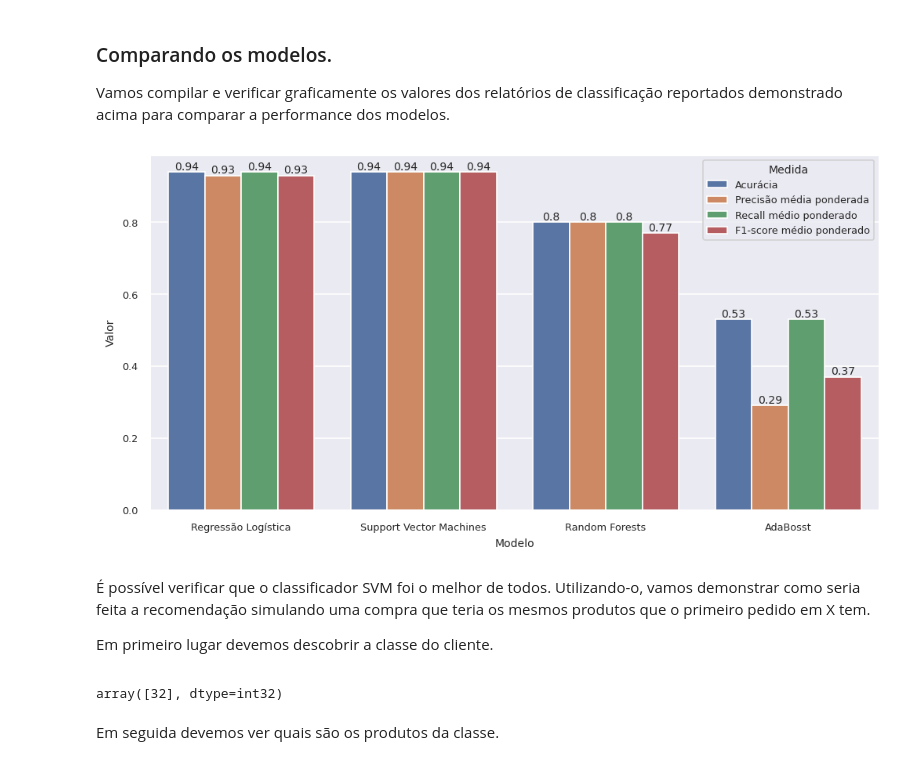
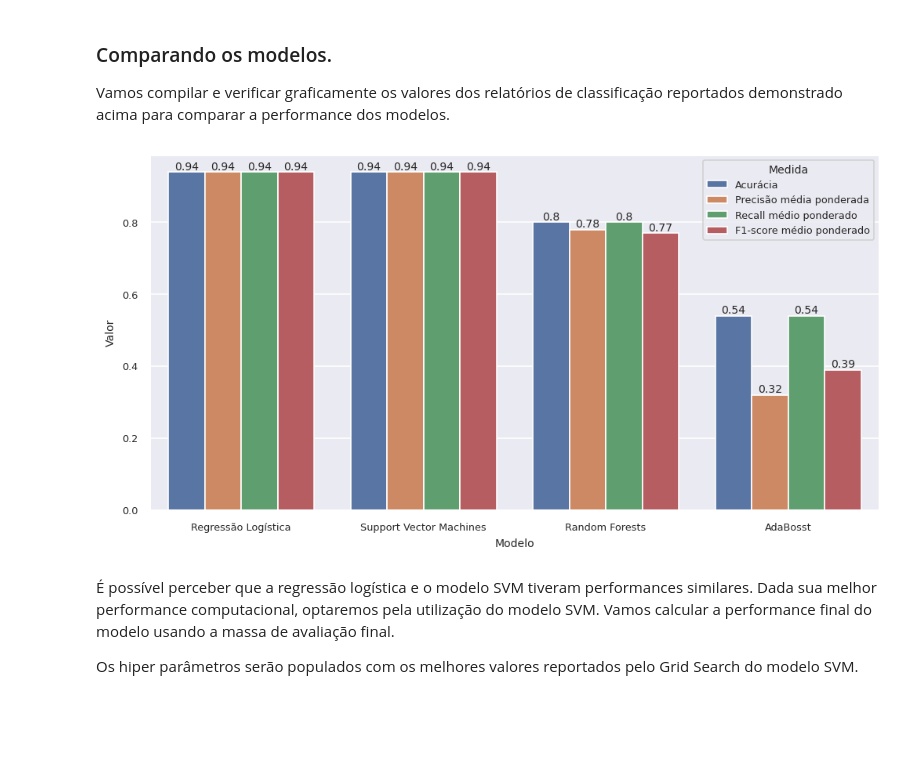
Before and after one commit to lgalicki/tcc-pos-ciecia-de-dados-pucmg, a Jupyter notebook: 5 - Sistema de recomendação.ipynb, the cells around one changed output. Saved outputs shown, nothing was run; the diff lists cells and outputs as text; code cells hidden in the pictures; blank space fills up the shorter version.

```diff
--- a/5 - Sistema de recomendação.ipynb
+++ b/5 - Sistema de recomendação.ipynb
@@ -313,7 +321,7 @@ Dadas todas essas aleatoriedades na seleção de linhas e colunas a serem usadas
 # %%
 modelo_rf = RandomForestClassifier()
 
-n_estimators = [64,100,128,200]
+n_estimators = [200,250,300]
 max_features = [5,10,50,100,150]
 bootstrap = [True,False]
 param_grid = {'n_estimators':n_estimators,'max_features':max_features,'bootstrap':bootstrap}
@@ -349,7 +357,7 @@ Testaremos com Grid Search qual a melhor quantidade de estimadores (n_estimators
 # %%
 modelo_ab = AdaBoostClassifier()
 
-n_estimators = [10,25,64,100,128,200]
+n_estimators = [200,250,300,350,400,450,500]
 param_grid = {'n_estimators':n_estimators}
 
 modelo_grid_ab = GridSearchCV(modelo_ab,param_grid=param_grid)
@@ -379,36 +387,29 @@ weighted avg       0.29      0.53      0.37       353
 Vamos compilar e verificar graficamente os valores dos relatórios de classificação reportados demonstrado acima para comparar a performance dos modelos.
 # %%
 resultados = {'Modelo':['Regressão Logística','Support Vector Machines','Random Forests','AdaBosst'],
-             'Acurácia':[cr_log[1175:1179],cr_svm[1175:1179],cr_rf[1175:1179],cr_ab[1175:1179]],
-             'Precisão média ponderada':[cr_log[1263:1267],cr_svm[1263:1267],cr_rf[1263:1267],cr_ab[1263:1267]],
-             'Recall médio ponderado':[cr_log[1273:1277],cr_svm[1273:1277],cr_rf[1273:1277],cr_ab[1273:1277]],
-             'F1-score médio ponderado':[cr_log[1283:1287],cr_svm[1283:1287],cr_rf[1283:1287],cr_ab[1283:1287]]}
+             'Acurácia':[cr_log[1121:1125],cr_svm[1121:1125],cr_rf[1121:1125],cr_ab[1121:1125]],
+             'Precisão média ponderada':[cr_log[1209:1213],cr_svm[1209:1213],cr_rf[1209:1213],cr_ab[1209:1213]],
+             'Recall médio ponderado':[cr_log[1219:1223],cr_svm[1219:1223],cr_rf[1219:1223],cr_ab[1219:1223]],
+             'F1-score médio ponderado':[cr_log[1229:1233],cr_svm[1229:1233],cr_rf[1229:1233],cr_ab[1229:1233]]}
 
 df_res = pd.DataFrame(resultados)
 df_res['Acurácia'] = pd.to_numeric(df_res['Acurácia'])
 df_res['Precisão média ponderada'] = pd.to_numeric(df_res['Precisão média ponderada'])
 df_res['Recall médio ponderado'] = pd.to_numeric(df_res['Recall médio ponderado'])
 df_res['F1-score médio ponderado'] = pd.to_numeric(df_res['F1-score médio ponderado'])
 
 df_res = pd.melt(df_res, id_vars='Modelo',var_name="Medida",value_name="Valor")
 
 plt.figure(dpi=120,figsize=(10,5))
 ax = sns.barplot(data=df_res,x='Modelo',y='Valor',hue='Medida')
 sns.set(font_scale=0.7)
 
 for i in range(4):
     ax.bar_label(ax.containers[i])
 
 plt.show()
 # %% [output]
-[figure, old version]
+[figure, new version]
 # %% [markdown]
-É possível verificar que o classificador SVM foi o melhor de todos. Utilizando-o, vamos demonstrar como seria feita a recomendação simulando uma compra que teria os mesmos produtos que o primeiro pedido em X tem.<p>
-Em primeiro lugar devemos descobrir a classe do cliente.
+É possível perceber que a regressão logística e o modelo SVM tiveram performances similares. Dada sua melhor performance computacional, optaremos pela utilização do modelo SVM. Vamos calcular a performance final do modelo usando a massa de avaliação final.<p>
+Os hiper parâmetros serão populados com os melhores valores reportados pelo Grid Search do modelo SVM.
-# %%
-classe_sim = modelo_grid_svm.predict(df[cols_int].iloc[[0]])
-classe_sim
-# %% [output]
-array([32], dtype=int32)
-# %% [markdown]
-Em seguida devemos ver quais são os produtos da classe.
```
Also changed, not shown: parts of 32 cells of this notebook, 3 other files.
